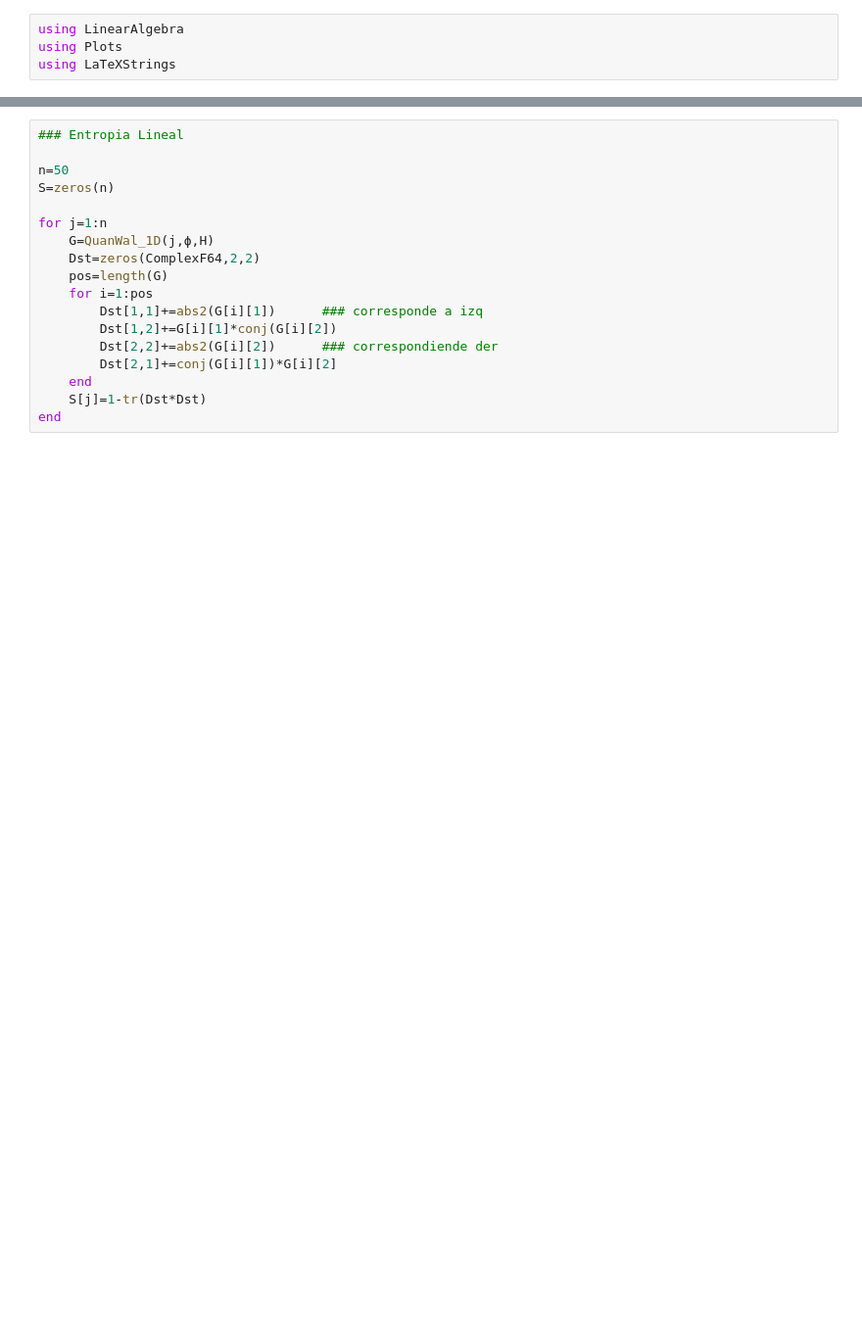
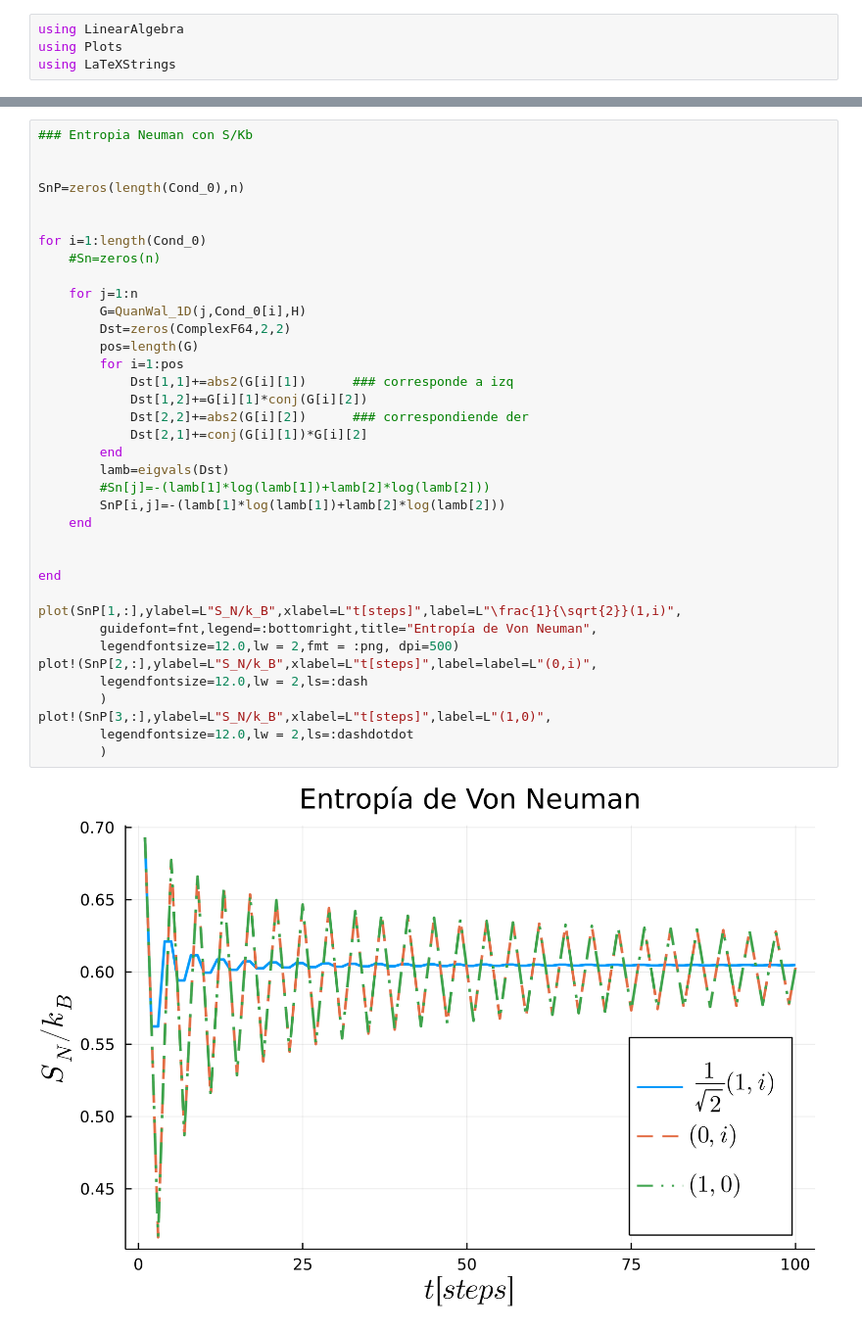
Before and after one commit to sebastiao239/quantum-walks-julia, a Jupyter notebook: Linea infinita/Codigo_QW.ipynb, the cells around one changed output, grey strips where cells are left out. Shown at 98% size. Cells and saved outputs as stored; diff of their text form; blank space fills up the shorter version.

```diff
--- a/Linea infinita/Codigo_QW.ipynb
+++ b/Linea infinita/Codigo_QW.ipynb
@@ -155,18 +175,39 @@ eigvals(Dst)
 # %%
-### Entropia Lineal
+### Entropia Neuman con S/Kb
 
-n=50
-S=zeros(n)
 
-for j=1:n
-    G=QuanWal_1D(j,ϕ,H)
-    Dst=zeros(ComplexF64,2,2)
-    pos=length(G)
-    for i=1:pos
-        Dst[1,1]+=abs2(G[i][1])      ### corresponde a izq
-        Dst[1,2]+=G[i][1]*conj(G[i][2])
-        Dst[2,2]+=abs2(G[i][2])      ### correspondiende der
-        Dst[2,1]+=conj(G[i][1])*G[i][2]
+SnP=zeros(length(Cond_0),n)
+
+
+for i=1:length(Cond_0)
+    #Sn=zeros(n)
+
+    for j=1:n
+        G=QuanWal_1D(j,Cond_0[i],H)
+        Dst=zeros(ComplexF64,2,2)
+        pos=length(G)
+        for i=1:pos
+            Dst[1,1]+=abs2(G[i][1])      ### corresponde a izq
+            Dst[1,2]+=G[i][1]*conj(G[i][2])
+            Dst[2,2]+=abs2(G[i][2])      ### correspondiende der
+            Dst[2,1]+=conj(G[i][1])*G[i][2]
+        end
+        lamb=eigvals(Dst)
+        #Sn[j]=-(lamb[1]*log(lamb[1])+lamb[2]*log(lamb[2]))
+        SnP[i,j]=-(lamb[1]*log(lamb[1])+lamb[2]*log(lamb[2]))
     end
-    S[j]=1-tr(Dst*Dst)
+
+
 end
+
+plot(SnP[1,:],ylabel=L"S_N/k_B",xlabel=L"t[steps]",label=L"\frac{1}{\sqrt{2}}(1,i)",
+        guidefont=fnt,legend=:bottomright,title="Entropía de Von Neuman",
+        legendfontsize=12.0,lw = 2,fmt = :png, dpi=500)
+plot!(SnP[2,:],ylabel=L"S_N/k_B",xlabel=L"t[steps]",label=label=L"(0,i)",
+        legendfontsize=12.0,lw = 2,ls=:dash
+        )
+plot!(SnP[3,:],ylabel=L"S_N/k_B",xlabel=L"t[steps]",label=L"(1,0)",
+        legendfontsize=12.0,lw = 2,ls=:dashdotdot
+        )
+# %% [output]
+[figure, added]
```
Also changed, not shown: parts of 16 cells of this notebook, 19 other files.
